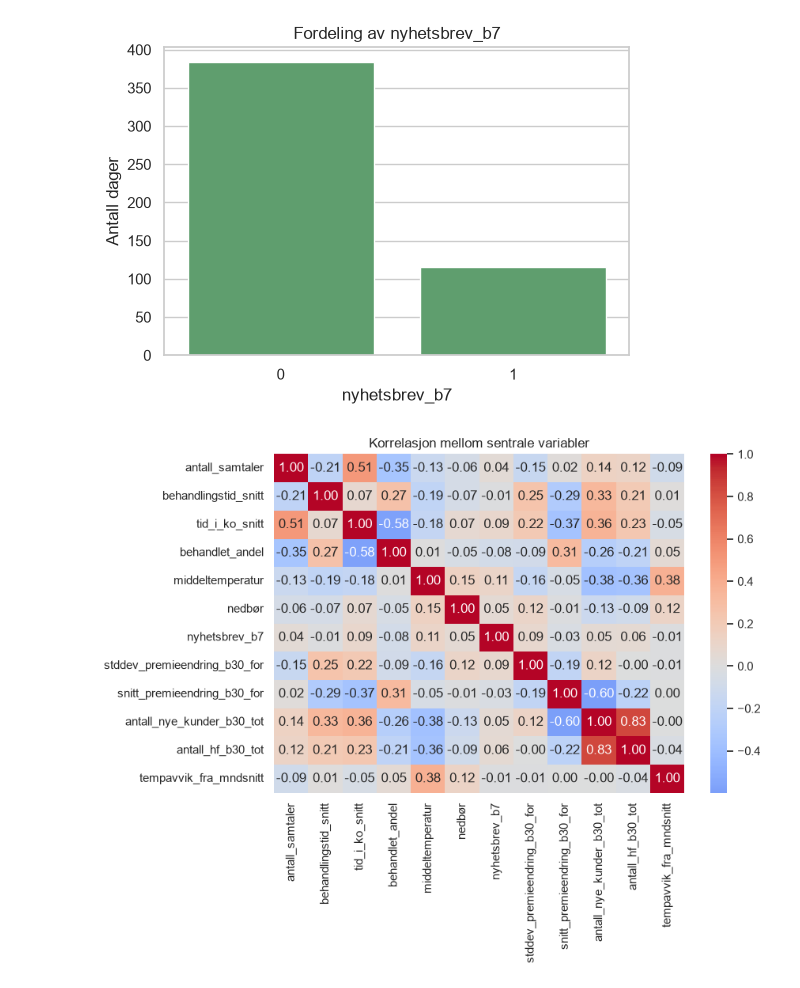
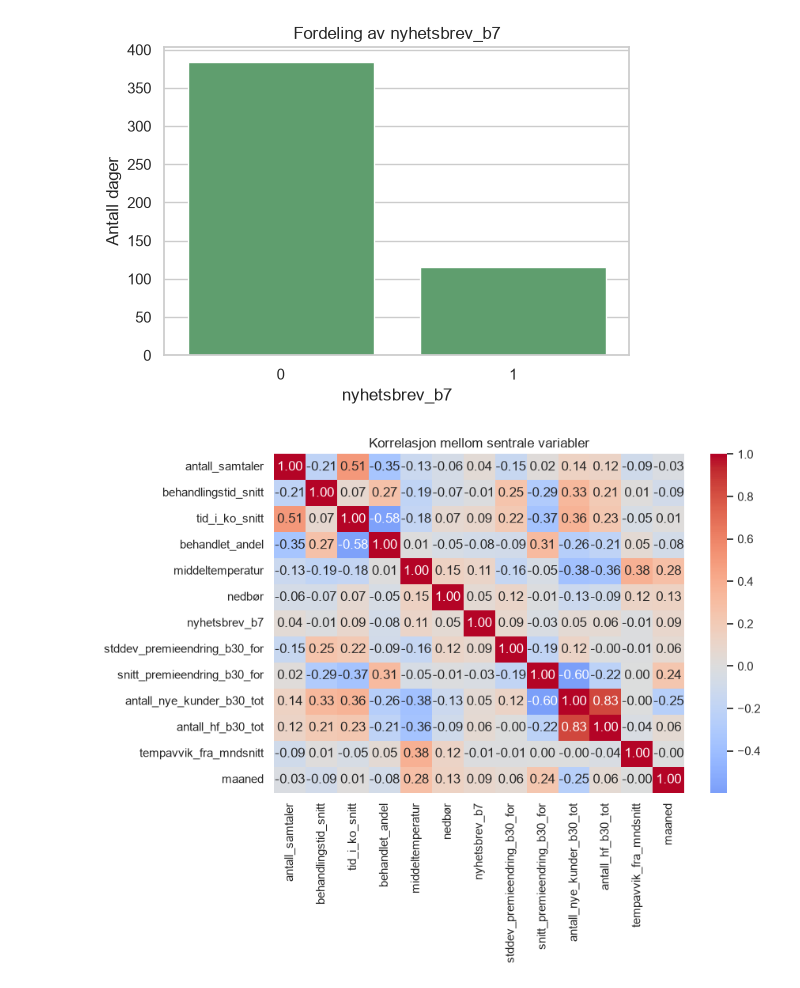
Before and after one commit to adnerolstad-klp/inngangsanalyse, a Jupyter notebook: code/notebooks/02_EDA.ipynb, the cells around one changed output. Cells and saved outputs as stored; diff of their text form; code cells hidden in the pictures.

```diff
--- a/code/notebooks/02_EDA.ipynb
+++ b/code/notebooks/02_EDA.ipynb
@@ -146,30 +146,31 @@ Name: count, dtype: int64
 # %%
 # Enkel korrelasjonsoversikt for sentrale numeriske kolonner
 corr_cols = [
     "antall_samtaler",
     "behandlingstid_snitt",
     # "total_behandlingstid",
     "tid_i_ko_snitt",
     "behandlet_andel",
     "middeltemperatur",
     "nedbør",
     "nyhetsbrev_b7",
     # 'antall_nye_kunder_b30_ny',
     # 'antall_hf_b30_ny',
     'stddev_premieendring_b30_for',
     'snitt_premieendring_b30_for',
     'antall_nye_kunder_b30_tot',
     'antall_hf_b30_tot',
-    'tempavvik_fra_mndsnitt'
+    'tempavvik_fra_mndsnitt',
+    'maaned'
 ]
 
 corr_cols = [col for col in corr_cols if col in df.columns]
 corr = df[corr_cols].corr(numeric_only=True)
 
 plt.figure(figsize=(9, 7))
 sns.heatmap(corr, annot=True, fmt=".2f", cmap="coolwarm", center=0)
 plt.title("Korrelasjon mellom sentrale variabler")
 plt.tight_layout()
 plt.show()
 # %% [output]
-[figure, old version]
+[figure, new version]
```
Also changed, not shown: 2 other files.
